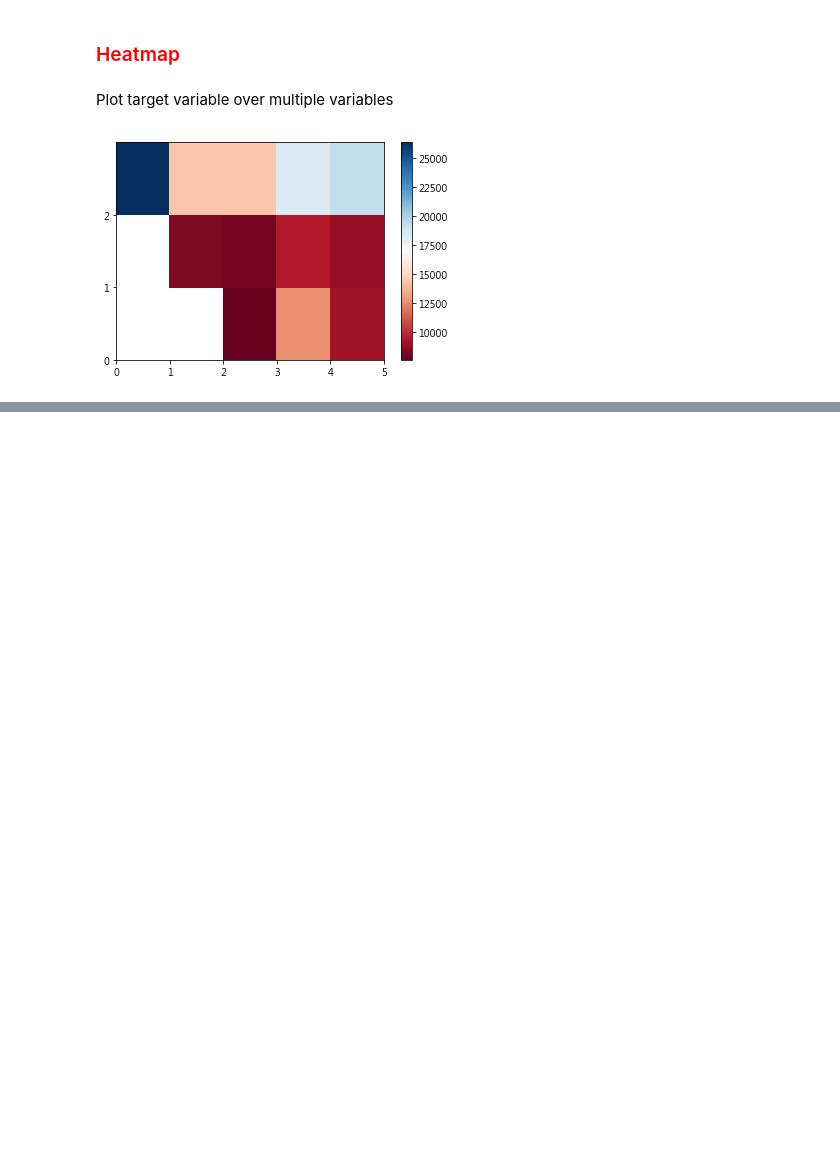
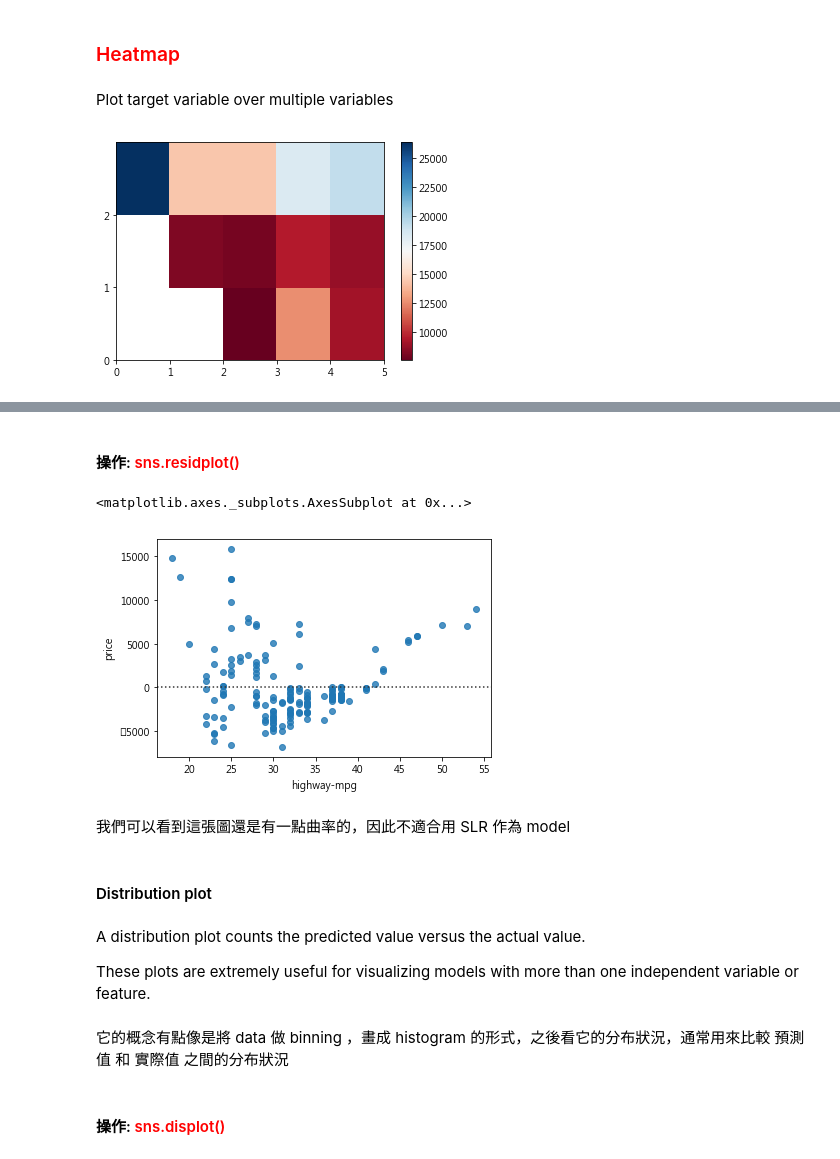
Before and after one commit to ChengYiLin/Python, a Jupyter notebook: Data_analyze_with _python/Data analyze with python.ipynb, the cells around one changed output, grey strips where cells are left out. Saved outputs shown, nothing was run; the diff lists cells and outputs as text; code cells hidden in the pictures; blank space fills up the shorter version.

```diff
--- a/Data_analyze_with _python/Data analyze with python.ipynb
+++ b/Data_analyze_with _python/Data analyze with python.ipynb
@@ -545,0 +773,21 @@ plt.show()
+# %% [markdown]
+#### 操作: <font color="red">sns.residplot()</font>
+# %%
+import seaborn as sns
+
+sns.residplot(data["highway-mpg"],data["price"])
+# %% [output]
+<matplotlib.axes._subplots.AxesSubplot at 0x...>
+[figure, added]
+# %% [markdown]
+我們可以看到這張圖還是有一點曲率的，因此不適合用 SLR 作為 model
+# %% [markdown]
+#### Distribution plot
+# %% [markdown]
+A distribution plot counts the predicted value versus the actual value.
+
+These plots are extremely useful for visualizing models with more than one independent variable or feature.
+# %% [markdown]
+它的概念有點像是將 data 做 binning ，畫成 histogram 的形式，之後看它的分布狀況，通常用來比較 預測值 和 實際值 之間的分布狀況
+# %% [markdown]
+#### 操作: <font color="red">sns.displot()</font>
```
Also changed, not shown: parts of 123 cells of this notebook, 13 other files.
